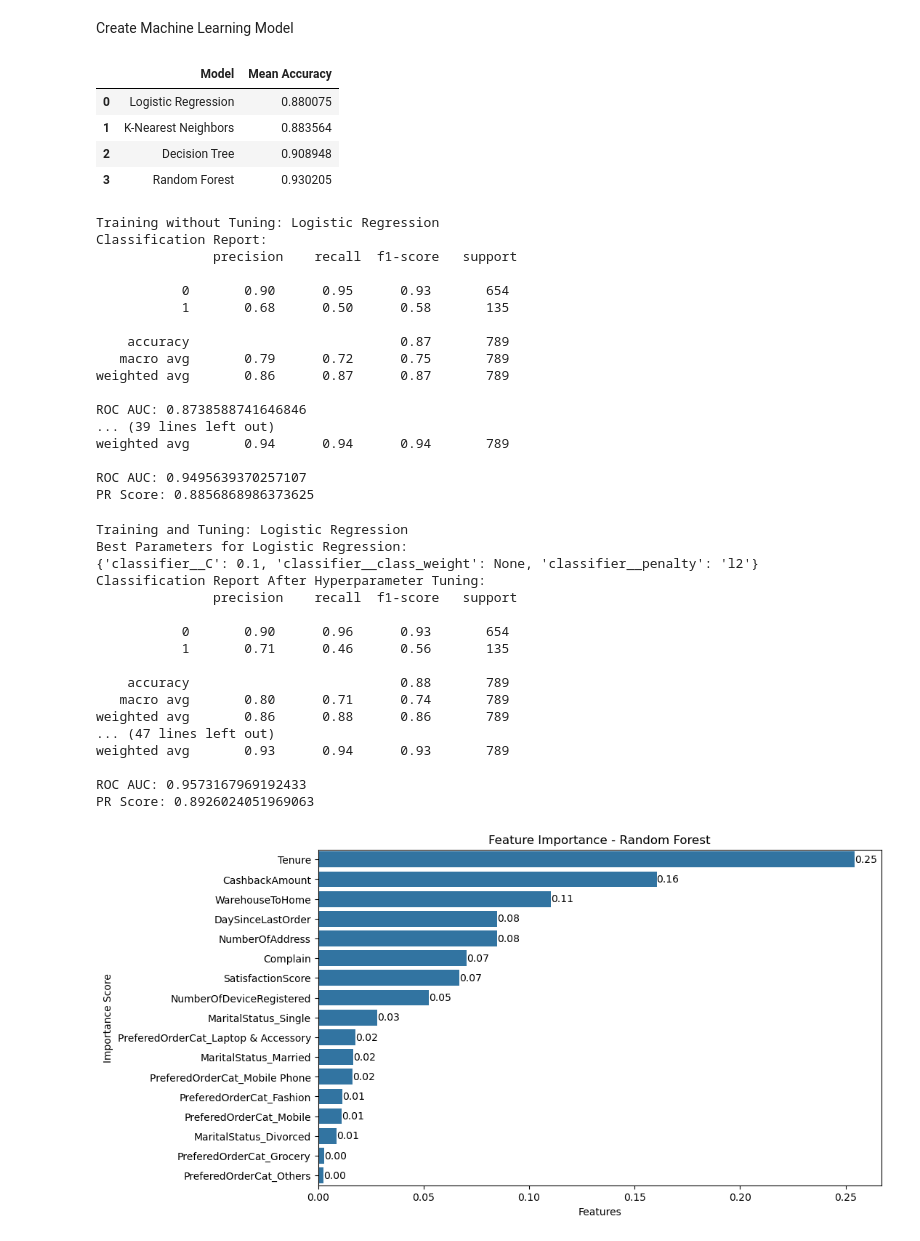
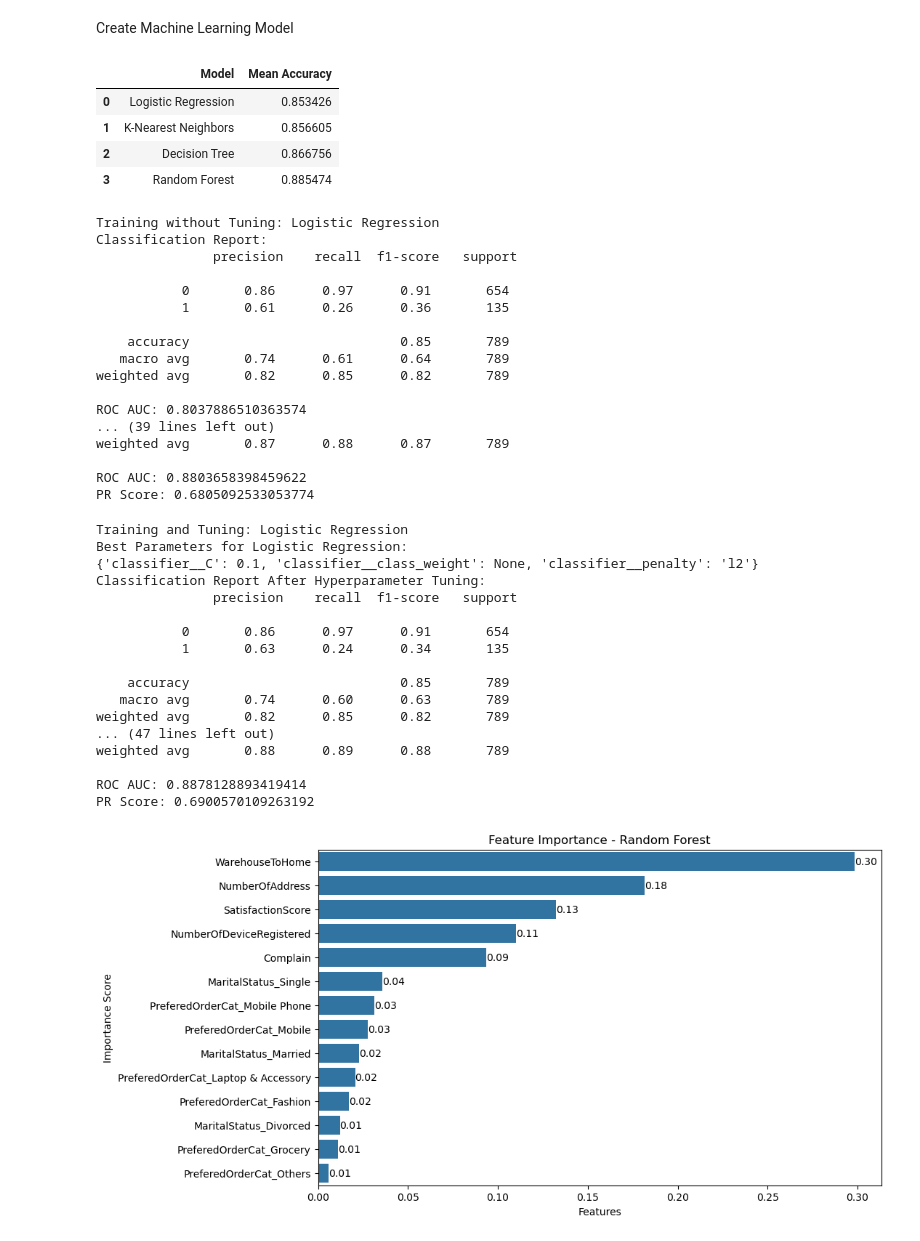
Before and after one commit to alhamfebian/purwadhika-jcdsol, a Jupyter notebook: Capstone Project/Capstone Project Module 3/ECommerceCustomerChurn.ipynb, the cells around one changed output. Saved outputs shown, nothing was run; the diff lists cells and outputs as text; code cells hidden in the pictures.

Commit message:
add feature selection, rerun model benchmark

```diff
--- a/Capstone Project/Capstone Project Module 3/ECommerceCustomerChurn.ipynb
+++ b/Capstone Project/Capstone Project Module 3/ECommerceCustomerChurn.ipynb
@@ -74,7 +89,9 @@ dtype: int64
 # Kalau ada data outlier sebaiknya menggunakan Median supaya tidak terpengaruh dengan data yang outlier
 # Karena kalau Mean akan terpengaruh dengan outlier
 
-numeric_features = ['Tenure', 'WarehouseToHome', 'NumberOfDeviceRegistered', 'SatisfactionScore', 'NumberOfAddress', 'Complain', 'DaySinceLastOrder', 'CashbackAmount']
+# Beberapa kolom numerik diremove setelah melakukan Feature Selection
+# Kolom yang diremove adalah: 'Tenure', 'DaySinceLastOrder', 'CashbackAmount'
+numeric_features = ['WarehouseToHome', 'NumberOfDeviceRegistered', 'SatisfactionScore', 'NumberOfAddress', 'Complain']
 categorical_features = ['PreferedOrderCat', 'MaritalStatus']
 
 for column in numeric_features:
@@ -293,7 +307,7 @@ preprocessor = ColumnTransformer(
 # %%
 # Membagi data untuk keperluan training dan testing
 
-X = df_ecommerce_customer_churn.drop(columns=['Churn'])
+X = df_ecommerce_customer_churn.drop(columns=['Tenure', 'DaySinceLastOrder', 'CashbackAmount', 'Churn'])
 y = df_ecommerce_customer_churn['Churn']
 
 X_train, X_test, y_train, y_test = train_test_split(X, y, test_size=0.2, random_state=2020, stratify=y)
@@ -327,7 +341,7 @@ models = {
     'Decision Tree': {
         'model': Pipeline(steps=[
             ('preprocessor', preprocessor),
-            ('classifier', DecisionTreeClassifier(random_state=42))
+            ('classifier', DecisionTreeClassifier(random_state=2020))
         ]),
         'params': {
             'classifier__max_depth': [3, 5, 10, None],
@@ -340,12 +354,13 @@ models = {
     'Random Forest': {
         'model': Pipeline(steps=[
             ('preprocessor', preprocessor),
-            ('classifier', RandomForestClassifier(random_state=42))
+            ('classifier', RandomForestClassifier(random_state=2020))
         ]),
         'params': {
             'classifier__n_estimators': [50, 100, 200, 300, 500],
             'classifier__max_depth': [None, 3, 5, 10, 20, 30, 50],
-            'classifier__min_samples_leaf': [1, 2, 4]
+            'classifier__min_samples_leaf': [1, 2, 4],
+            'classifier__max_features': [None, 'sqrt', 'log2']
         }
     }
 }
@@ -367,10 +382,10 @@ df_cross_validation_result = pd.DataFrame(cross_validation_result)
 df_cross_validation_result
 # %% [output]
 |  | Model | Mean Accuracy |
-| 0 | Logistic Regression | 0.880075 |
-| 1 | K-Nearest Neighbors | 0.883564 |
-| 2 | Decision Tree | 0.908948 |
-| 3 | Random Forest | 0.930205 |
+| 0 | Logistic Regression | 0.853426 |
+| 1 | K-Nearest Neighbors | 0.856605 |
+| 2 | Decision Tree | 0.866756 |
+| 3 | Random Forest | 0.885474 |
 # %%
 # Melakukan Training dan melakukan evaluasi model tanpa Hyperparameter Tuning
 # Evaluasi model menggunakan Classification Report, ROC AUC, PR Score, dan Cross Validation Score
@@ -397,19 +412,19 @@ Training without Tuning: Logistic Regression
 Classification Report:
                precision    recall  f1-score   support
 
-           0       0.90      0.95      0.93       654
-           1       0.68      0.50      0.58       135
+           0       0.86      0.97      0.91       654
+           1       0.61      0.26      0.36       135
 
-    accuracy                           0.87       789
-   macro avg       0.79      0.72      0.75       789
-weighted avg       0.86      0.87      0.87       789
+    accuracy                           0.85       789
+   macro avg       0.74      0.61      0.64       789
+weighted avg       0.82      0.85      0.82       789
 
-ROC AUC: 0.8738588741646846
+ROC AUC: 0.8037886510363574
 ... (39 lines left out)
-weighted avg       0.94      0.94      0.94       789
+weighted avg       0.87      0.88      0.87       789
 
-ROC AUC: 0.9495639370257107
-PR Score: 0.8856868986373625
+ROC AUC: 0.8803658398459622
+PR Score: 0.6805092533053774
 # %%
 # Melakukan Training dan melakukan evaluasi model dengan Hyperparameter Tuning
 # Evaluasi model menggunakan Classification Report, ROC AUC, PR Score, dan Cross Validation Score
@@ -443,17 +458,17 @@ Best Parameters for Logistic Regression:
 Classification Report After Hyperparameter Tuning:
                precision    recall  f1-score   support
 
-           0       0.90      0.96      0.93       654
-           1       0.71      0.46      0.56       135
+           0       0.86      0.97      0.91       654
+           1       0.63      0.24      0.34       135
 
-    accuracy                           0.88       789
-   macro avg       0.80      0.71      0.74       789
-weighted avg       0.86      0.88      0.86       789
+    accuracy                           0.85       789
+   macro avg       0.74      0.60      0.63       789
+weighted avg       0.82      0.85      0.82       789
 ... (47 lines left out)
-weighted avg       0.93      0.94      0.93       789
+weighted avg       0.88      0.89      0.88       789
 
-ROC AUC: 0.9573167969192433
-PR Score: 0.8926024051969063
+ROC AUC: 0.8878128893419414
+PR Score: 0.6900570109263192
 # %%
 # Melihat Fitur mana saja yang paling berpengaruh terhadap model Random Forest menggunakan Feature Importance
 # Fitur diurutkan dari yang paling berpengaruh ke yang paling tidak berpengaruh
@@ -462,36 +477,35 @@ PR Score: 0.8926024051969063
 X_train_preprocessed = models['Random Forest']['model']['preprocessor'].fit_transform(X_train)
 X_test_preprocessed = models['Random Forest']['model']['preprocessor'].transform(X_test)
 
-num_feature_names = numeric_features
 
 cat_feature_names = preprocessor.transformers_[1][1].named_steps['onehot'].get_feature_names_out(['PreferedOrderCat', 'MaritalStatus']).tolist()
 
-all_feature_names = ['Tenure', 'WarehouseToHome', 'NumberOfDeviceRegistered', 'SatisfactionScore', 'NumberOfAddress', 'Complain', 'DaySinceLastOrder', 'CashbackAmount'] + cat_feature_names
+all_feature_names = numeric_features + cat_feature_names
 
 models['Random Forest']['model']['classifier'].fit(X_train_preprocessed, y_train)
 
 feature_importance = pd.Series(models['Random Forest']['model']['classifier'].feature_importances_, index=all_feature_names)
 
 feature_importance = feature_importance.sort_values(ascending=False)
 
 df_feature_importance = pd.DataFrame(
     data=feature_importance.values,
     index=feature_importance.index
 )
 
 plt.figure(figsize=(10,6))
 feature_importance_barplot = sns.barplot(
     data=df_feature_importance,
     x=df_feature_importance[0],
     y=df_feature_importance.index
 )
 
 for container in feature_importance_barplot.containers:
     feature_importance_barplot.bar_label(container, fmt='%.2f')
 
 plt.title("Feature Importance - Random Forest")
 plt.xlabel("Features")
 plt.ylabel("Importance Score")
 plt.show()
 # %% [output]
-[figure, old version]
+[figure, new version]
```
Also changed, not shown: parts of 3 cells of this notebook.
